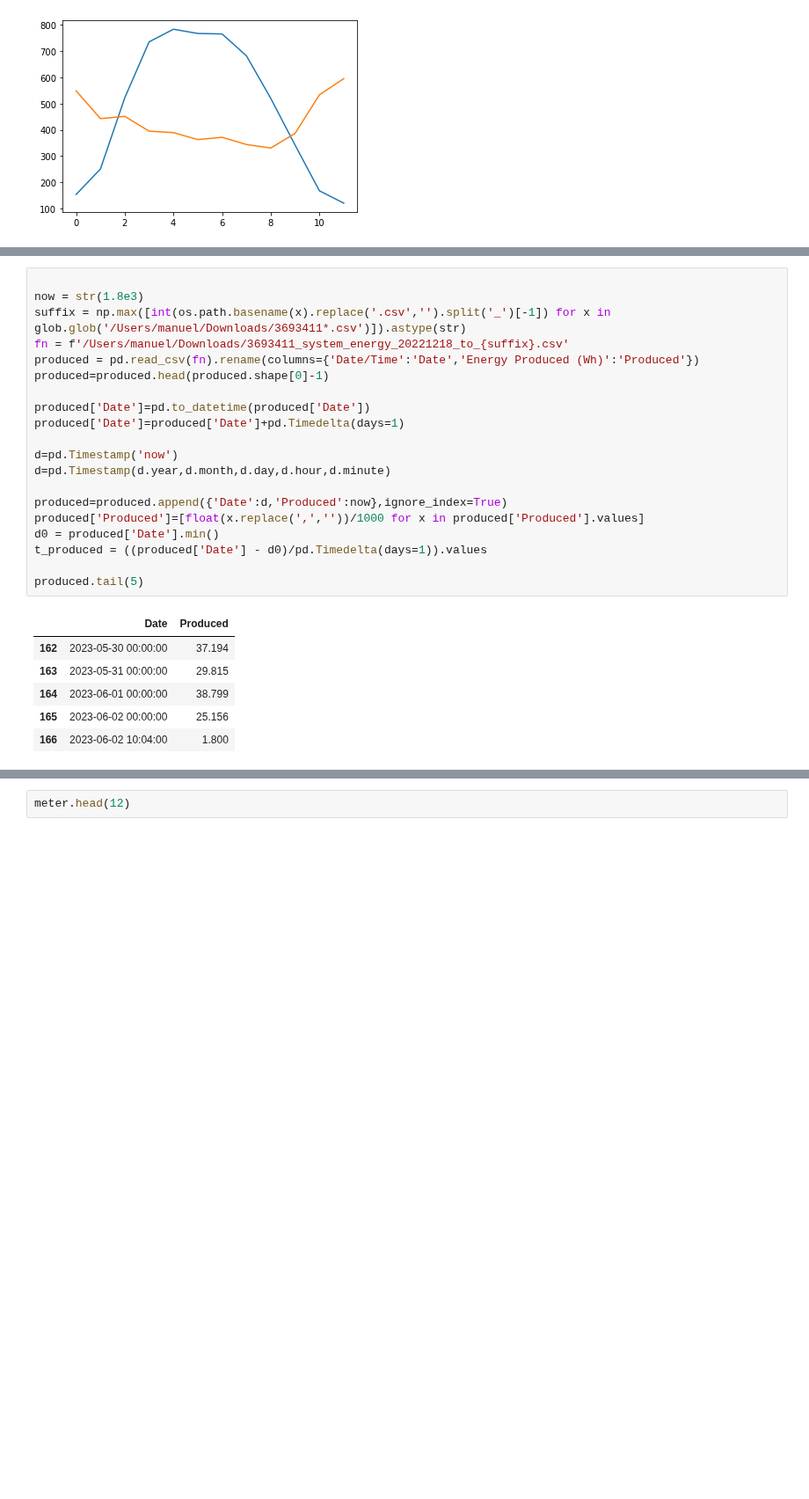
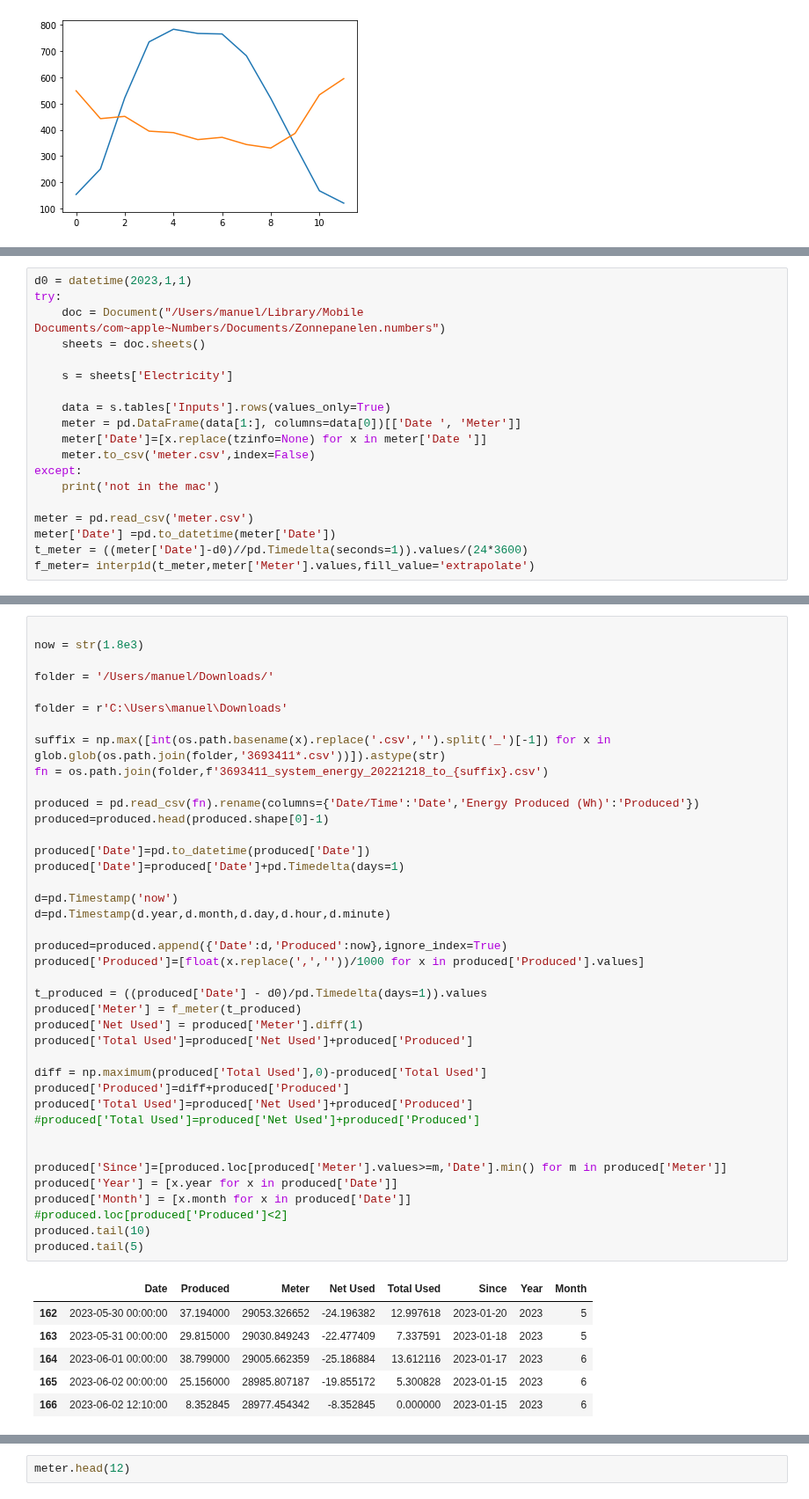
Before and after one commit to tchnvkng/python_notebooks, a Jupyter notebook: stroom.ipynb, the cells around one changed output, grey strips where cells are left out. Shown at 88% size. Saved outputs shown, nothing was run; the diff lists cells and outputs as text; blank space fills up the shorter version.

```diff
--- a/stroom.ipynb
+++ b/stroom.ipynb
@@ -15,0 +25,19 @@ plt.plot(used_2022)
+# %%
+d0 = datetime(2023,1,1)
+try:
+    doc = Document("/Users/manuel/Library/Mobile Documents/com~apple~Numbers/Documents/Zonnepanelen.numbers")
+    sheets = doc.sheets()
+
+    s = sheets['Electricity']
+
+    data = s.tables['Inputs'].rows(values_only=True)
+    meter = pd.DataFrame(data[1:], columns=data[0])[['Date ', 'Meter']]
+    meter['Date']=[x.replace(tzinfo=None) for x in meter['Date ']]
+    meter.to_csv('meter.csv',index=False)
+except:
+    print('not in the mac')
+
+meter = pd.read_csv('meter.csv')
+meter['Date'] =pd.to_datetime(meter['Date'])
+t_meter = ((meter['Date']-d0)//pd.Timedelta(seconds=1)).values/(24*3600)
+f_meter= interp1d(t_meter,meter['Meter'].values,fill_value='extrapolate')
@@ -16,30 +46,50 @@ plt.plot(used_2022)
 # %%
 
 now = str(1.8e3)
-suffix = np.max([int(os.path.basename(x).replace('.csv','').split('_')[-1]) for x in glob.glob('/Users/manuel/Downloads/3693411*.csv')]).astype(str)
-fn = f'/Users/manuel/Downloads/3693411_system_energy_20221218_to_{suffix}.csv'
+
+folder = '/Users/manuel/Downloads/'
+
+folder = r'C:\Users\manuel\Downloads'
+
+suffix = np.max([int(os.path.basename(x).replace('.csv','').split('_')[-1]) for x in glob.glob(os.path.join(folder,'3693411*.csv'))]).astype(str)
+fn = os.path.join(folder,f'3693411_system_energy_20221218_to_{suffix}.csv')
+
 produced = pd.read_csv(fn).rename(columns={'Date/Time':'Date','Energy Produced (Wh)':'Produced'})
 produced=produced.head(produced.shape[0]-1)
 
 produced['Date']=pd.to_datetime(produced['Date'])
 produced['Date']=produced['Date']+pd.Timedelta(days=1)
 
 d=pd.Timestamp('now')
 d=pd.Timestamp(d.year,d.month,d.day,d.hour,d.minute)
 
 produced=produced.append({'Date':d,'Produced':now},ignore_index=True)
 produced['Produced']=[float(x.replace(',',''))/1000 for x in produced['Produced'].values]
-d0 = produced['Date'].min()
+
 t_produced = ((produced['Date'] - d0)/pd.Timedelta(days=1)).values
+produced['Meter'] = f_meter(t_produced)
+produced['Net Used'] = produced['Meter'].diff(1)
+produced['Total Used']=produced['Net Used']+produced['Produced']
 
+diff = np.maximum(produced['Total Used'],0)-produced['Total Used']
+produced['Produced']=diff+produced['Produced']
+produced['Total Used']=produced['Net Used']+produced['Produced']
+#produced['Total Used']=produced['Net Used']+produced['Produced']
+
+
+produced['Since']=[produced.loc[produced['Meter'].values>=m,'Date'].min() for m in produced['Meter']]
+produced['Year'] = [x.year for x in produced['Date']]
+produced['Month'] = [x.month for x in produced['Date']]
+#produced.loc[produced['Produced']<2]
+produced.tail(10)
 produced.tail(5)
 # %% [output]
-|  | Date | Produced |
-| 162 | 2023-05-30 00:00:00 | 37.194 |
-| 163 | 2023-05-31 00:00:00 | 29.815 |
-| 164 | 2023-06-01 00:00:00 | 38.799 |
-| 165 | 2023-06-02 00:00:00 | 25.156 |
-| 166 | 2023-06-02 10:04:00 | 1.800 |
+|  | Date | Produced | Meter | Net Used | Total Used | Since | Year | Month |
+| 162 | 2023-05-30 00:00:00 | 37.194000 | 29053.326652 | -24.196382 | 12.997618 | 2023-01-20 | 2023 | 5 |
+| 163 | 2023-05-31 00:00:00 | 29.815000 | 29030.849243 | -22.477409 | 7.337591 | 2023-01-18 | 2023 | 5 |
+| 164 | 2023-06-01 00:00:00 | 38.799000 | 29005.662359 | -25.186884 | 13.612116 | 2023-01-17 | 2023 | 6 |
+| 165 | 2023-06-02 00:00:00 | 25.156000 | 28985.807187 | -19.855172 | 5.300828 | 2023-01-15 | 2023 | 6 |
+| 166 | 2023-06-02 12:10:00 | 8.352845 | 28977.454342 | -8.352845 | 0.000000 | 2023-01-15 | 2023 | 6 |
 # %%
 produced['Produced'].sum()
 # %% [output]
```
Also changed, not shown: parts of 12 cells of this notebook.
